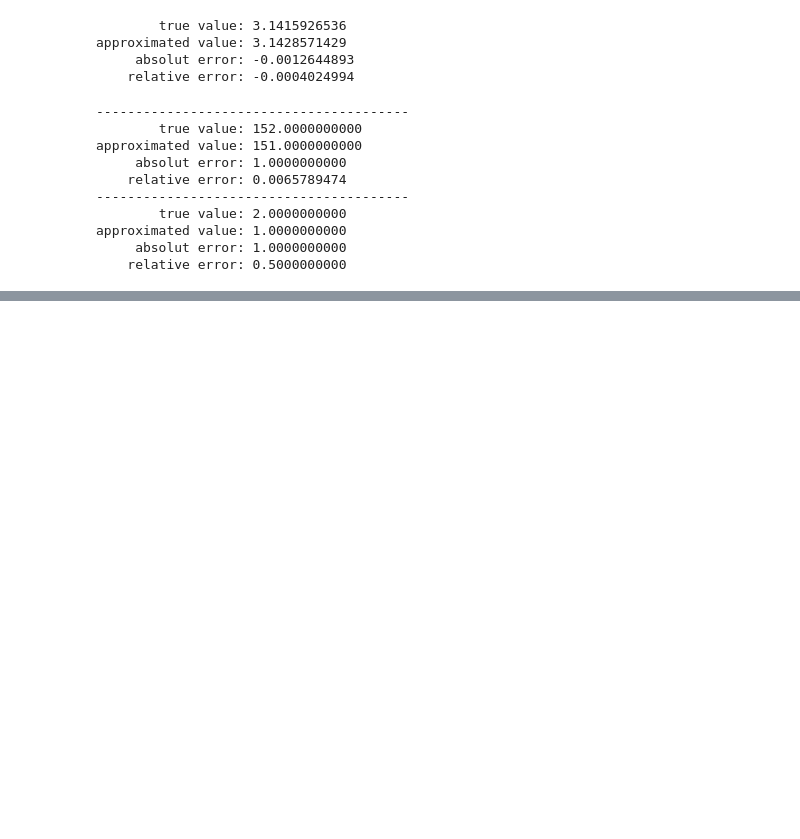
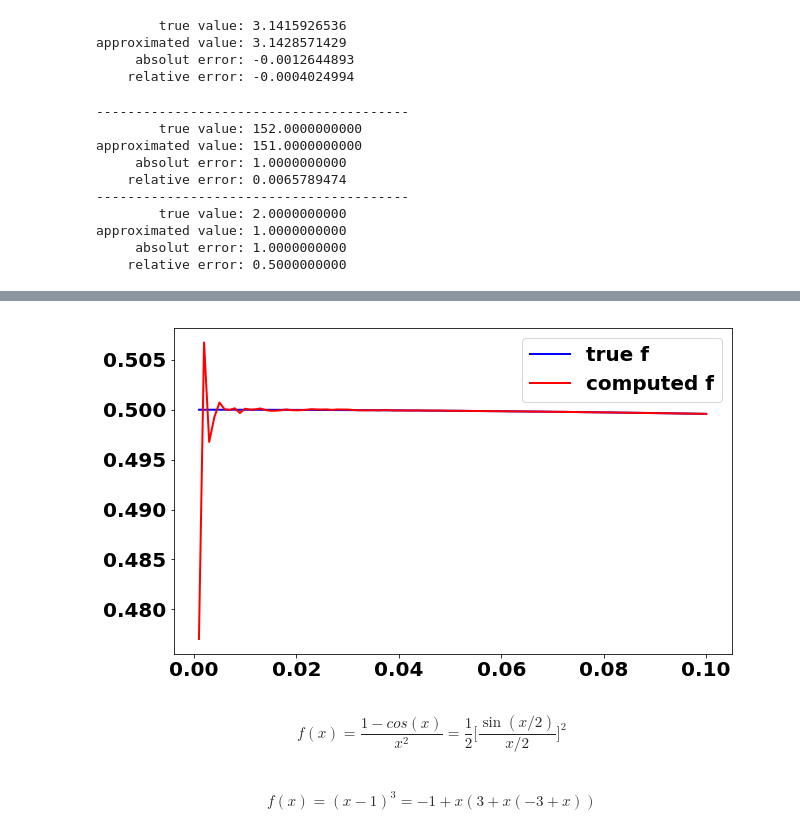
Before and after one commit to baojianzhou/csi-401, a Jupyter notebook: chapter02/example-03.ipynb, the cells around one changed output, grey strips where cells are left out. Cells and saved outputs as stored; diff of their text form; code cells hidden in the pictures; blank space fills up the shorter version.

```diff
--- a/chapter02/example-03.ipynb
+++ b/chapter02/example-03.ipynb
@@ -69,0 +221,21 @@ printmd("**bold text**")
+# %%
+x = np.arange(0.1,0.0,-1e-3,dtype=np.float32)
+def true_f(x):
+    return 1./2. * ((np.sin(x/2.)) / (x/2.)) ** 2.
+def computed_f(x):
+    return (1. - np.cos(x)) / (x ** 2.)
+plt.plot(x,true_f(x),'-',linewidth=2.,color='blue',label='true f')
+plt.plot(x,computed_f(x),'-',linewidth=2.,color='red',label='computed f')
+plt.legend()
+plt.show()
+# %% [output]
+[figure, added]
+# %%
+# a better equation is:
+Latex(r"""\begin{equation}
+f(x) = \frac{1-cos(x)}{x^2} = \frac{1}{2} \Big[\frac{\sin(x/2)}{x/2} \Big]^2
+\end{equation}""")
+# %% [output]
+\begin{equation}
+f(x) = \frac{1-cos(x)}{x^2} = \frac{1}{2} \Big[\frac{\sin(x/2)}{x/2} \Big]^2
+\end{equation}
@@ -69,0 +244,10 @@ printmd("**bold text**")
+# %%
+# noise in function evaluation
+# we try to evaluation the following function
+Latex(r"""\begin{equation}
+f(x) = (x - 1)^3 = -1 + x (3 + x (-3 + x))
+\end{equation}""")
+# %% [output]
+\begin{equation}
+f(x) = (x - 1)^3 = -1 + x (3 + x (-3 + x))
+\end{equation}
```
Also changed, not shown: parts of 30 cells of this notebook.
